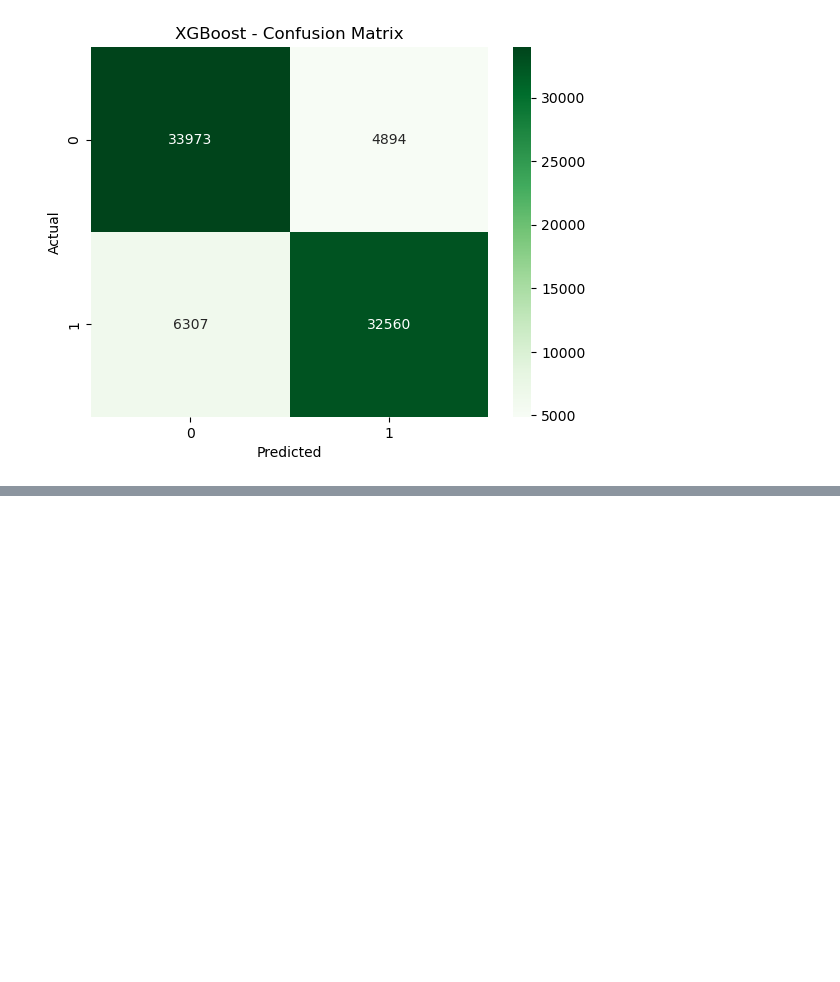
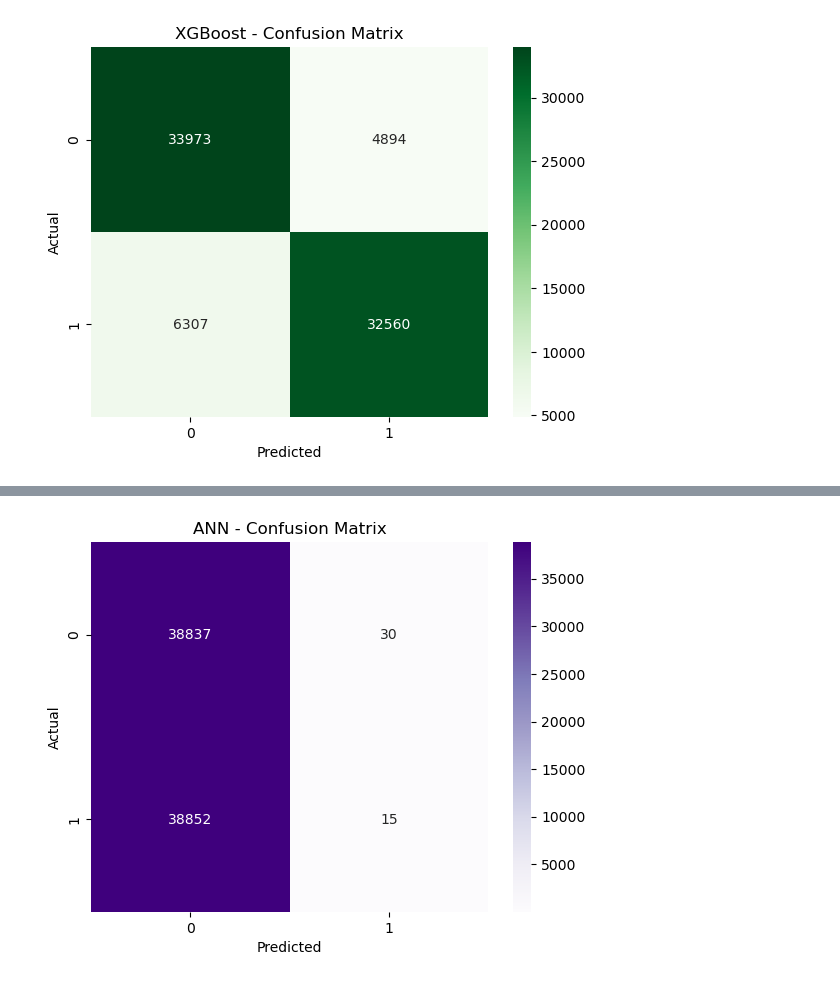
Before and after one commit to najmul19/diabetics_classification_from_daily_activities, a Jupyter notebook: diabatics/diabetics_classification_from_daily_activities.ipynb, the cells around one changed output, grey strips where cells are left out. Saved outputs shown, nothing was run; the diff lists cells and outputs as text; code cells hidden in the pictures; blank space fills up the shorter version.

```diff
--- a/diabatics/diabetics_classification_from_daily_activities.ipynb
+++ b/diabatics/diabetics_classification_from_daily_activities.ipynb
@@ -814,0 +899,11 @@ plt.show()
+# %%
+#Predictions(rounded to 0 or 1)
+y_pred_prob = model.predict(X_test)
+y_pred = (y_pred_prob > 0.5).astype(int)
+
+print("ANN Evaluation:")
+print("Accuracy:", accuracy_score(y_test, y_pred))
+print("Precision:", precision_score(y_test, y_pred))
+print("Recall:", recall_score(y_test, y_pred))
+print("F1 Score:", f1_score(y_test, y_pred))
+print("\nClassification Report:\n", classification_report(y_test, y_pred))
@@ -814,0 +944,10 @@ plt.show()
+# %%
+#confusion metrix
+cm = confusion_matrix(y_test, y_pred)
+sns.heatmap(cm, annot=True, fmt='d', cmap='Purples')
+plt.title("ANN - Confusion Matrix")
+plt.xlabel("Predicted")
+plt.ylabel("Actual")
+plt.show()
+# %% [output]
+[figure, added]
```
Also changed, not shown: parts of 13 cells of this notebook.
